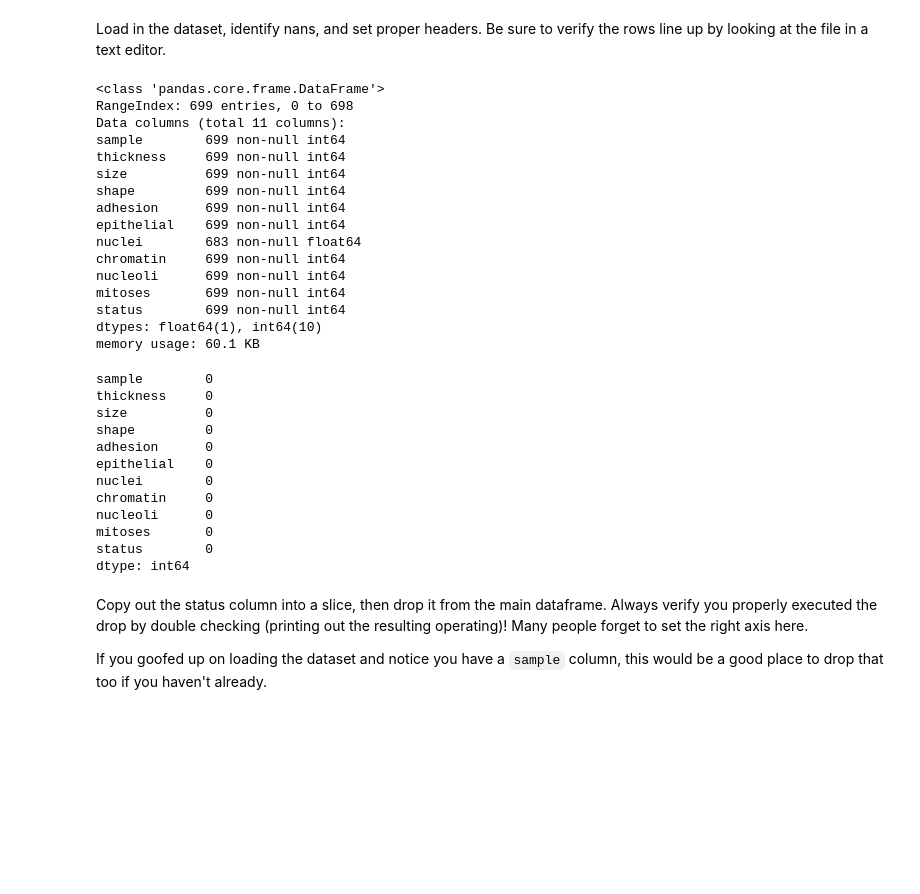
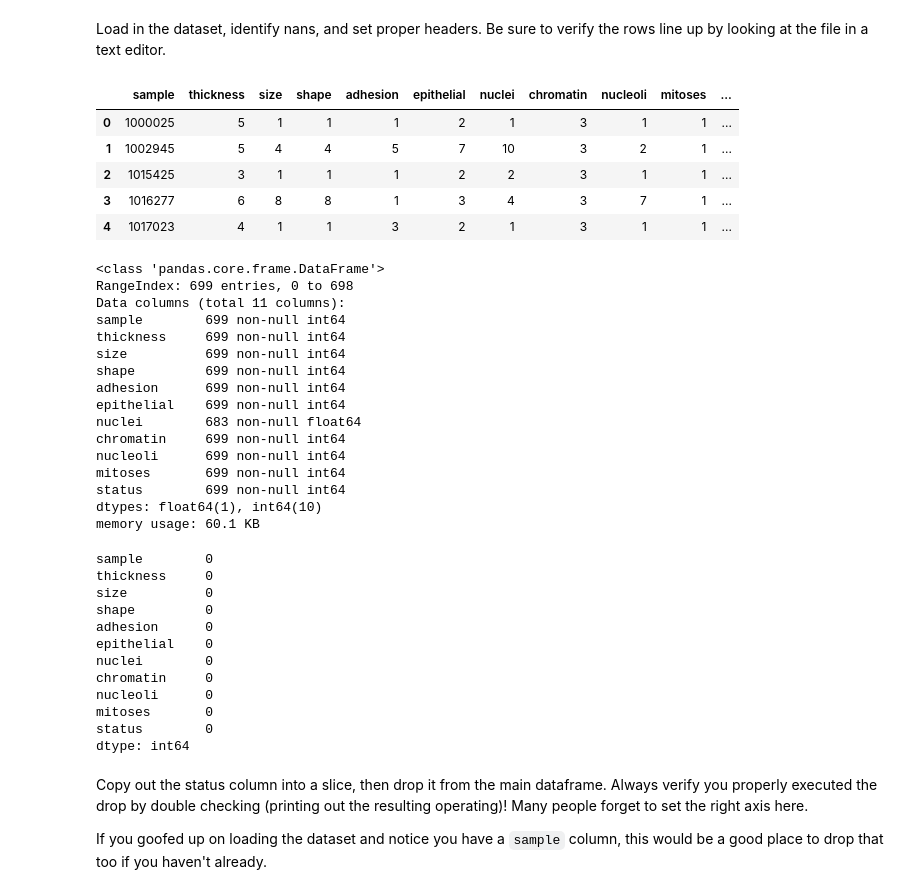
Before and after one commit to Haopython/DAT210x, a Jupyter notebook: Module5/Module5 - Lab7.ipynb, the cells around one changed output. Drawn from its saved outputs; the diff is of its cells as text; code cells hidden in the pictures; blank space fills up the shorter version.

```diff
--- a/Module5/Module5 - Lab7.ipynb
+++ b/Module5/Module5 - Lab7.ipynb
@@ -78,42 +78,51 @@ Load in the dataset, identify nans, and set proper headers. Be sure to verify th
 # %%
 # .. your code here ..
 df = pd.read_csv('Datasets/breast-cancer-wisconsin.data',
 names = ['sample', 'thickness', 'size', 'shape', 'adhesion', 'epithelial', 'nuclei',
 'chromatin', 'nucleoli', 'mitoses', 'status'])
 
-df.nuclei = pd.to_numeric(df.nuclei, errors = 'coerce')
-df.info()
-df = df.fillna(method = 'ffill', axis = 1)
-df.isnull().sum()
+df.head()
 # %% [output]
-<class 'pandas.core.frame.DataFrame'>
-RangeIndex: 699 entries, 0 to 698
-Data columns (total 11 columns):
-sample        699 non-null int64
-thickness     699 non-null int64
-size          699 non-null int64
-shape         699 non-null int64
-adhesion      699 non-null int64
-epithelial    699 non-null int64
-nuclei        683 non-null float64
-chromatin     699 non-null int64
-nucleoli      699 non-null int64
-mitoses       699 non-null int64
-status        699 non-null int64
-dtypes: float64(1), int64(10)
-memory usage: 60.1 KB
-sample        0
-thickness     0
-size          0
-shape         0
-adhesion      0
-epithelial    0
-nuclei        0
-chromatin     0
-nucleoli      0
-mitoses       0
-status        0
-dtype: int64
+|  | sample | thickness | size | shape | adhesion | epithelial | nuclei | chromatin | nucleoli | mitoses | ... |
+| 0 | 1000025 | 5 | 1 | 1 | 1 | 2 | 1 | 3 | 1 | 1 | ... |
+| 1 | 1002945 | 5 | 4 | 4 | 5 | 7 | 10 | 3 | 2 | 1 | ... |
+| 2 | 1015425 | 3 | 1 | 1 | 1 | 2 | 2 | 3 | 1 | 1 | ... |
+| 3 | 1016277 | 6 | 8 | 8 | 1 | 3 | 4 | 3 | 7 | 1 | ... |
+| 4 | 1017023 | 4 | 1 | 1 | 3 | 2 | 1 | 3 | 1 | 1 | ... |
+# %%
+df.nuclei = pd.to_numeric(df.nuclei, errors = 'coerce')
+df.info()
+df = df.fillna(method = 'ffill', axis = 1)
+df.isnull().sum()
+# %% [output]
+<class 'pandas.core.frame.DataFrame'>
+RangeIndex: 699 entries, 0 to 698
+Data columns (total 11 columns):
+sample        699 non-null int64
+thickness     699 non-null int64
+size          699 non-null int64
+shape         699 non-null int64
+adhesion      699 non-null int64
+epithelial    699 non-null int64
+nuclei        683 non-null float64
+chromatin     699 non-null int64
+nucleoli      699 non-null int64
+mitoses       699 non-null int64
+status        699 non-null int64
+dtypes: float64(1), int64(10)
+memory usage: 60.1 KB
+sample        0
+thickness     0
+size          0
+shape         0
+adhesion      0
+epithelial    0
+nuclei        0
+chromatin     0
+nucleoli      0
+mitoses       0
+status        0
+dtype: int64
 # %% [markdown]
 Copy out the status column into a slice, then drop it from the main dataframe. Always verify you properly executed the drop by double checking (printing out the resulting operating)! Many people forget to set the right axis here.
 
```
Also changed, not shown: parts of 1 cell of this notebook, 1 other file.
